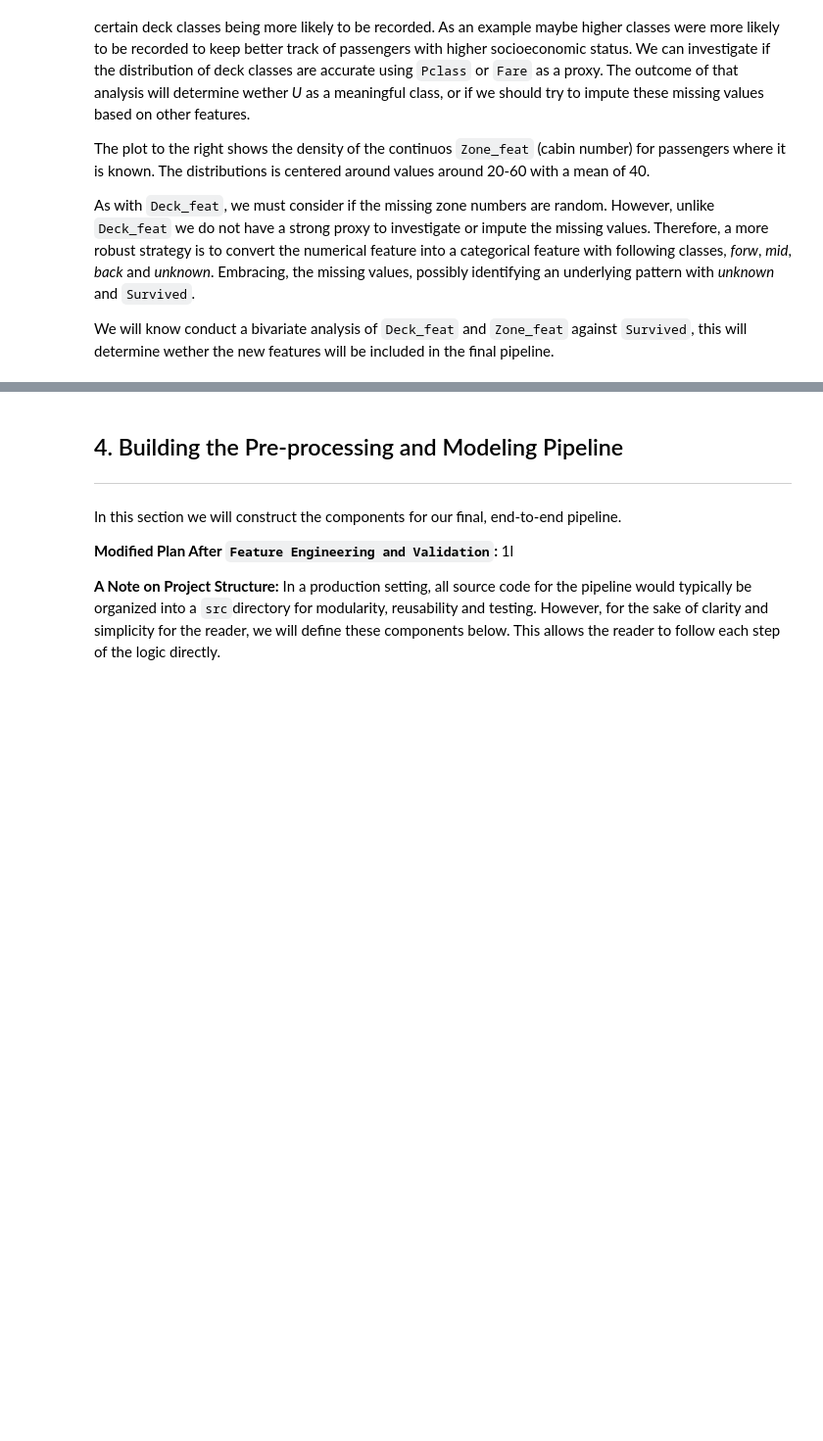
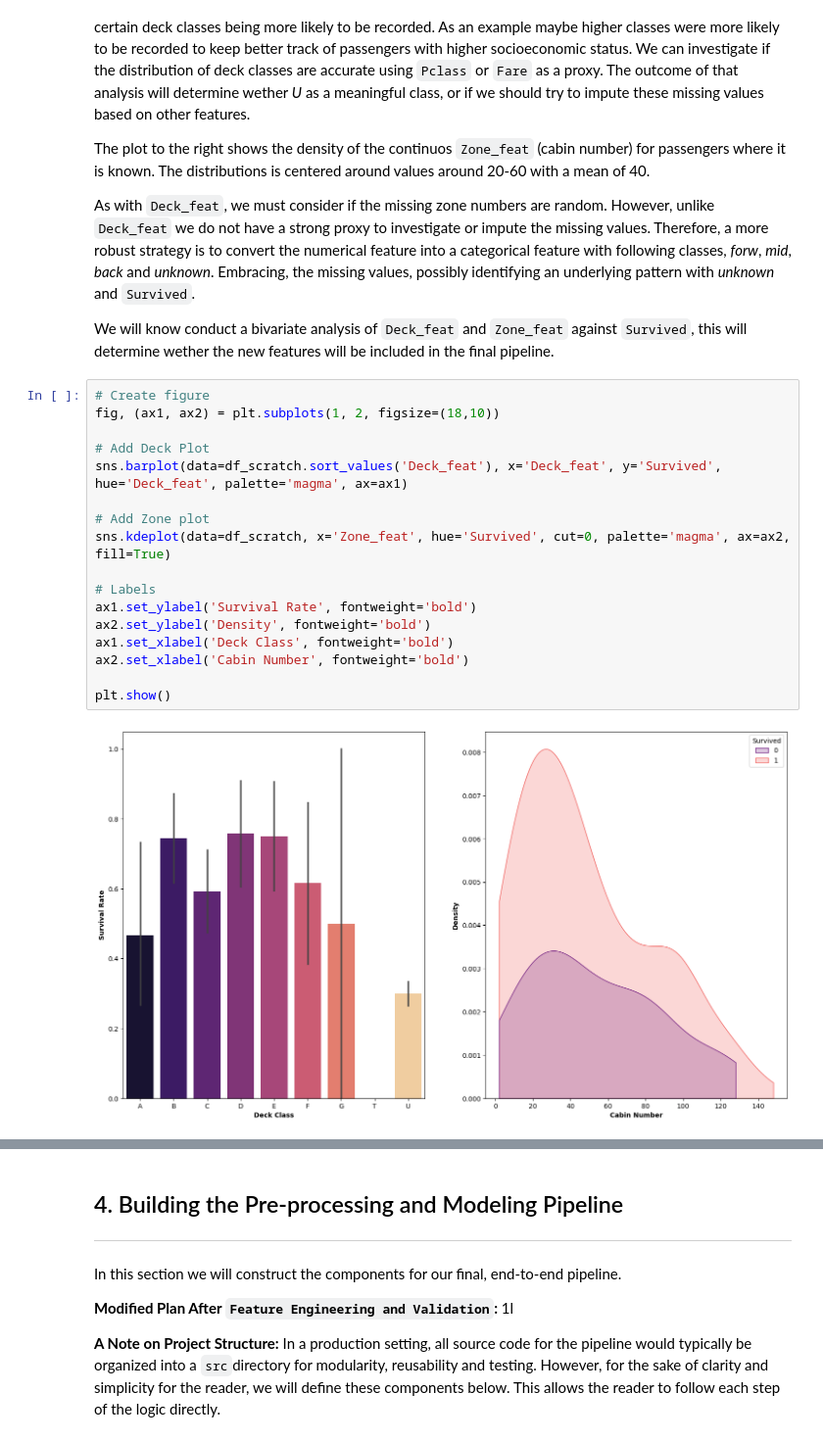
Before and after one commit to JonasLilletevedt/titanic-survival-prediction, a Jupyter notebook: notebooks/01_data_cleaning_and_feature_engineering.ipynb, the cells around one changed output, grey strips where cells are left out. Shown at 98% size. Cells and saved outputs as stored; diff of their text form; blank space fills up the shorter version.

```diff
--- a/notebooks/01_data_cleaning_and_feature_engineering.ipynb
+++ b/notebooks/01_data_cleaning_and_feature_engineering.ipynb
@@ -704,3 +686,22 @@ The plot to the right shows the density of the continuos `Zone_feat` (cabin numb
 As with `Deck_feat`, we must consider if the missing zone numbers are random. However, unlike `Deck_feat` we do not have a strong proxy to investigate or impute the missing values. Therefore, a more robust strategy is to convert the numerical feature into a categorical feature with following classes, *forw*, *mid*, *back* and *unknown*. Embracing, the missing values, possibly identifying an underlying pattern with *unknown* and `Survived`.
 
 We will know conduct a bivariate analysis of `Deck_feat` and `Zone_feat` against `Survived`, this will determine wether the new features will be included in the final pipeline.
+# %%
+# Create figure
+fig, (ax1, ax2) = plt.subplots(1, 2, figsize=(18,10))
+
+# Add Deck Plot
+sns.barplot(data=df_scratch.sort_values('Deck_feat'), x='Deck_feat', y='Survived', hue='Deck_feat', palette='magma', ax=ax1)
+
+# Add Zone plot
+sns.kdeplot(data=df_scratch, x='Zone_feat', hue='Survived', cut=0, palette='magma', ax=ax2, fill=True)
+
+# Labels
+ax1.set_ylabel('Survival Rate', fontweight='bold')
+ax2.set_ylabel('Density', fontweight='bold')
+ax1.set_xlabel('Deck Class', fontweight='bold')
+ax2.set_xlabel('Cabin Number', fontweight='bold')
+
+plt.show()
+# %% [output]
+[figure, added]
```
Also changed, not shown: parts of 10 cells of this notebook, 1 other file.
